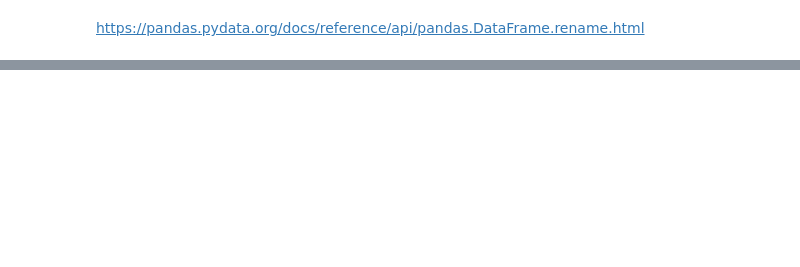
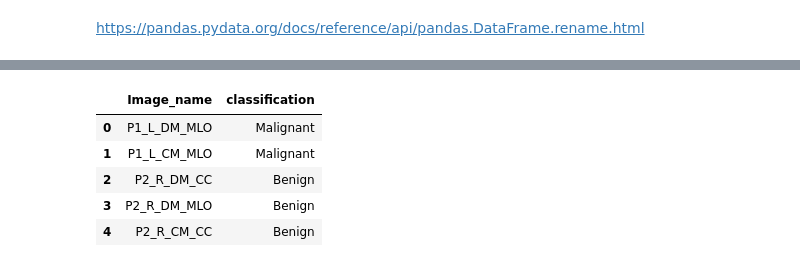
Before and after one commit to RexGod/DataMining_Pgu_Nueral_Network, a Jupyter notebook: finalProject.ipynb, the cells around one changed output, grey strips where cells are left out. Drawn from its saved outputs; the diff is of its cells as text; code cells hidden in the pictures; blank space fills up the shorter version.

```diff
--- a/finalProject.ipynb
+++ b/finalProject.ipynb
@@ -76,0 +68,10 @@ manualRadio.rename(columns={'Pathology Classification/ Follow up':'classificatio
+# %%
+name_and_lable = manualRadio[["Image_name" , "classification"]]
+name_and_lable.head()
+# %% [output]
+|  | Image_name | classification |
+| 0 | P1_L_DM_MLO | Malignant |
+| 1 | P1_L_CM_MLO | Malignant |
+| 2 | P2_R_DM_CC | Benign |
+| 3 | P2_R_DM_MLO | Benign |
+| 4 | P2_R_CM_CC | Benign |
```
Also changed, not shown: parts of 13 cells of this notebook.
